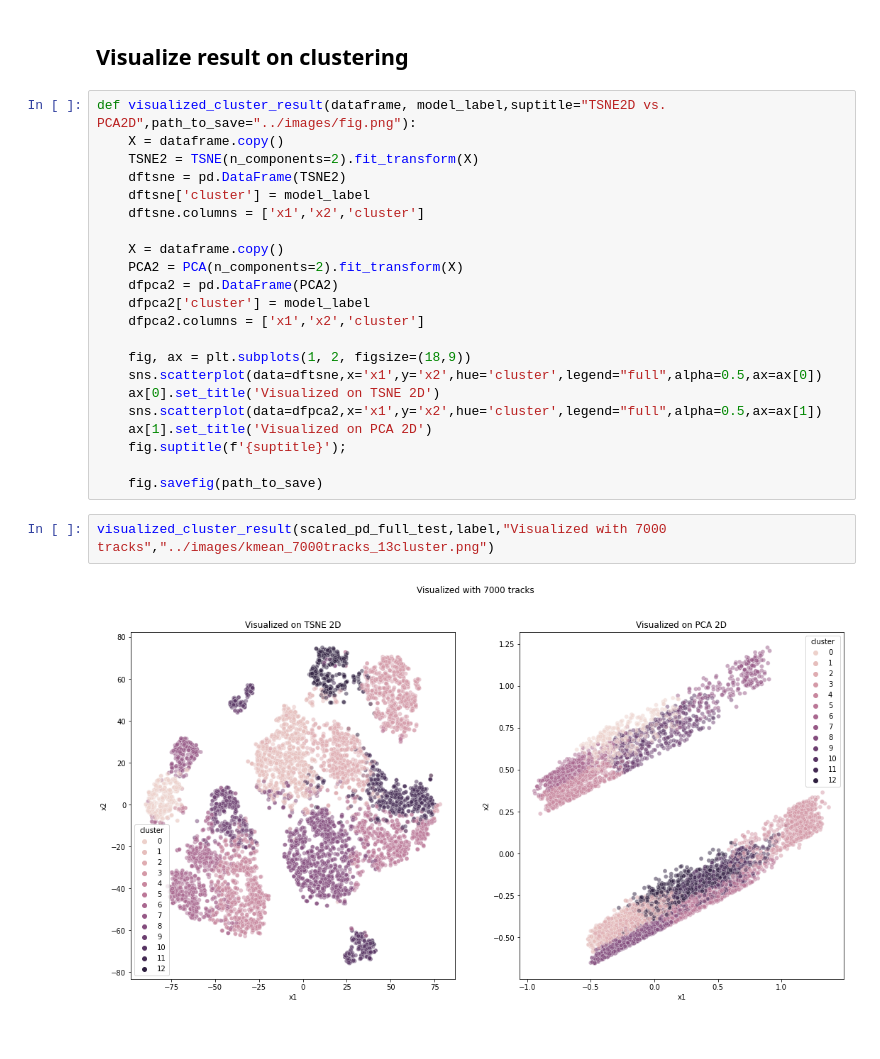
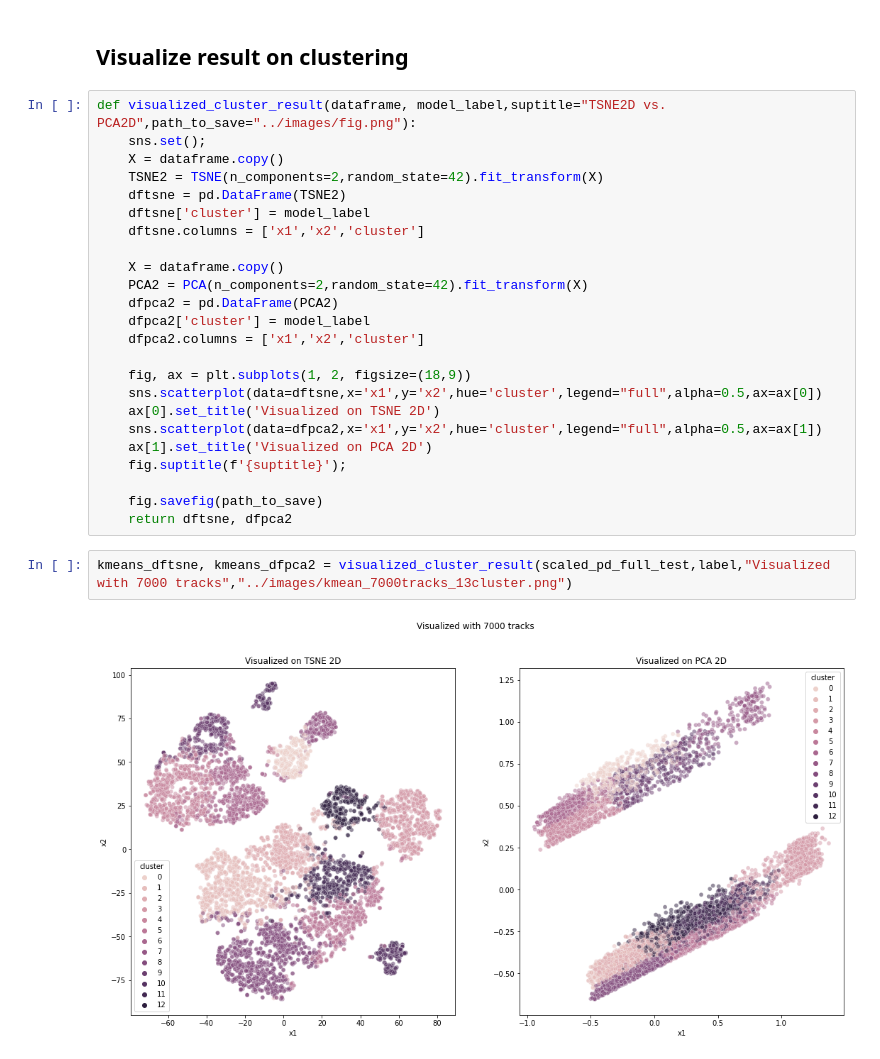
Before and after one commit to t3bol90/Automatic-Music-Playlist-Continuation, a Jupyter notebook: source/model/k_means.ipynb, the cells around one changed output. Drawn from its saved outputs; the diff is of its cells as text.

Commit message:
Visualization: Add Images

```diff
--- a/source/model/k_means.ipynb
+++ b/source/model/k_means.ipynb
@@ -602,14 +602,15 @@ Max R-Precision 0.31868131868131866
 ## Visualize result on clustering
 # %%
 def visualized_cluster_result(dataframe, model_label,suptitle="TSNE2D vs. PCA2D",path_to_save="../images/fig.png"):
+    sns.set();
     X = dataframe.copy()
-    TSNE2 = TSNE(n_components=2).fit_transform(X)
+    TSNE2 = TSNE(n_components=2,random_state=42).fit_transform(X)
     dftsne = pd.DataFrame(TSNE2)
     dftsne['cluster'] = model_label
     dftsne.columns = ['x1','x2','cluster']
 
     X = dataframe.copy()
-    PCA2 = PCA(n_components=2).fit_transform(X)
+    PCA2 = PCA(n_components=2,random_state=42).fit_transform(X)
     dfpca2 = pd.DataFrame(PCA2)
     dfpca2['cluster'] = model_label
     dfpca2.columns = ['x1','x2','cluster']
@@ -622,7 +623,8 @@ def visualized_cluster_result(dataframe, model_label,suptitle="TSNE2D vs. PCA2D"
     fig.suptitle(f'{suptitle}');
 
     fig.savefig(path_to_save)
+    return dftsne, dfpca2
 # %%
-visualized_cluster_result(scaled_pd_full_test,label,"Visualized with 7000 tracks","../images/kmean_7000tracks_13cluster.png")
+kmeans_dftsne, kmeans_dfpca2 = visualized_cluster_result(scaled_pd_full_test,label,"Visualized with 7000 tracks","../images/kmean_7000tracks_13cluster.png")
 # %% [output]
-[figure, old version]
+[figure, new version]
```
Also changed, not shown: parts of 2 cells of this notebook, 8 other files.
